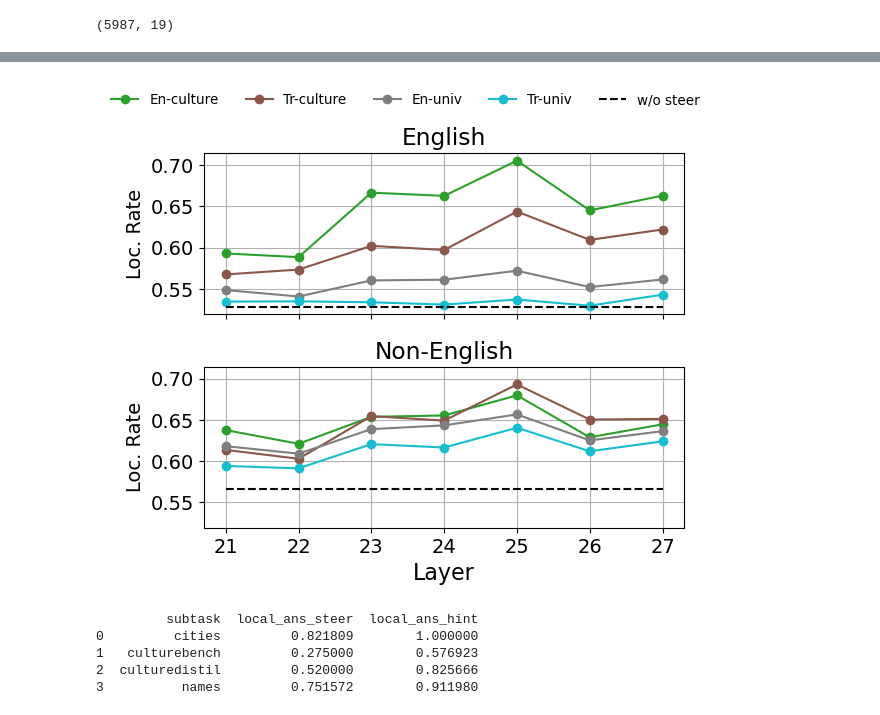
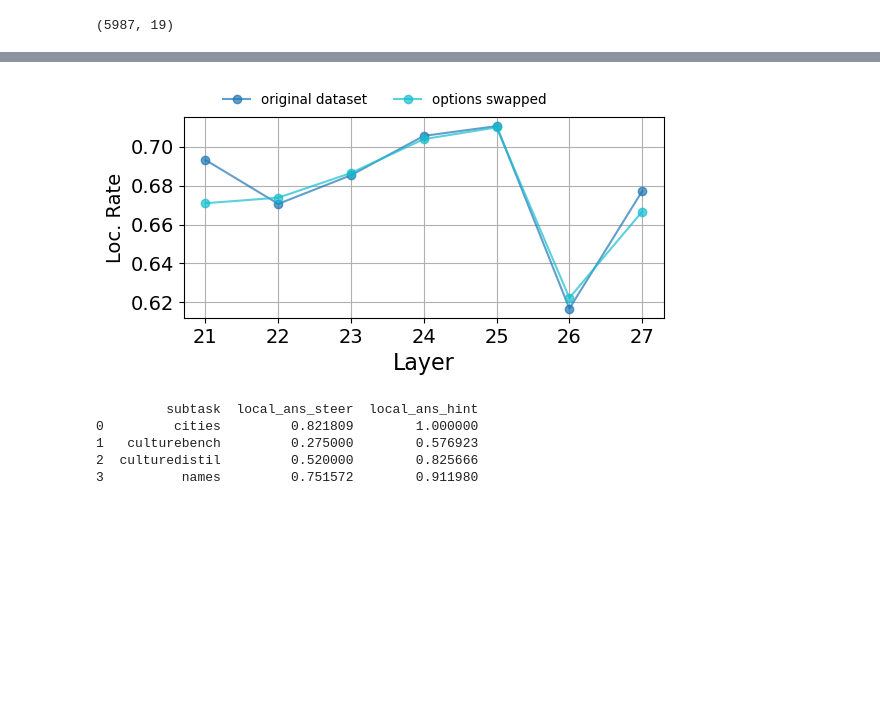
Before and after one commit to BerkeArgin/llm-localization, a Jupyter notebook: contrastive.ipynb, the cells around one changed output, grey strips where cells are left out. Saved outputs shown, nothing was run; the diff lists cells and outputs as text; code cells hidden in the pictures; blank space fills up the shorter version.

Commit message:
analysis for new dataset

```diff
--- a/contrastive.ipynb
+++ b/contrastive.ipynb
@@ -1536,6 +1704,10 @@ steer_df.drop(columns=["steer_prob"], inplace=True)
+# %%
+steer_df["key"] = steer_df["question_id"] + steer_df["country"]
 # %%
-question_ids = set(steer_df["question_id"].unique())
-hinted = pd.read_csv("model_gen/all_models_eval_subset.csv").query("model =='gemma2_9b_it' and hint==True and question_id in @question_ids").copy()
+keys = set(steer_df["key"].unique())
+hinted = pd.read_csv("model_gen/all_models_eval_subset.csv").query("model =='gemma2_9b_it' and hint==True").copy()
+hinted["key"] = hinted["question_id"] + hinted["country"]
+hinted = hinted.query("key in @keys").copy()
 
 src_map = {
 "synth_names":"names",
@@ -2019,0 +1736,3 @@ plt.show()
+# %%
+steer_df["translated"] = steer_df.apply(lambda x: x["lang"] != "English" or x["country"]=='United States', axis=1)
+hinted["translated"] = hinted.apply(lambda x: x["lang"] != "English" or x["country"]=='United States', axis=1)
@@ -2019,0 +1817,9 @@ plt.show()
+# %%
+en_implicit_results = steer_df.query("vector=='implicit' and lang=='English'").copy()
+en_implicit_results["country"] = "United States"
+en_implicit_results["translated"] = True
+en_implicit_results["alpha"] = - en_implicit_results["alpha"]
+en_implicit_results[["ans_local", "ans_west", "ans_local_idx", "ans_west_idx"]] = en_implicit_results[["ans_west","ans_local", "ans_west_idx", "ans_local_idx"]]
+en_implicit_results[["local_ans", "west_ans", "local_ans_base", "west_ans_base"]] = en_implicit_results[["west_ans","local_ans", "west_ans_base", "local_ans_base"]]
+en_implicit_results["delta_local_ans"] = en_implicit_results["local_ans"] - en_implicit_results["local_ans_base"]
+en_implicit_results["delta_west_ans"] = en_implicit_results["west_ans"] - en_implicit_results["west_ans_base"]
@@ -2331,39 +2082,44 @@ disp_df = steer_df.query(query).copy()
 
 # Optional: If you still want a column marking 'English' vs 'Non-English'
 disp_df["title"] = disp_df["lang"].apply(
-    lambda x: "English" if x == "English" else "Non-English"
+    lambda x: "" if x == "English" else ""
 )
 
 ########################################################
 # 1) Filter down to alpha=0 only
 ########################################################
-disp_df_alpha0 = disp_df[disp_df["alpha"] == 1].copy()
+disp_df_alpha0 = disp_df[disp_df["alpha"] == 2].copy()
 
 ########################################################
 # 2) Create subplots by "title" group (if you want them)
 #    If you only want a single plot, skip grouping by "title".
 ########################################################
 subtasks = disp_df_alpha0["title"].unique()
-fig, axes = plt.subplots(len(subtasks), 1, figsize=(6, 5), sharex=True, sharey=True)
+fig, axes = plt.subplots(len(subtasks), 1, figsize=(6, 3), sharex=True, sharey=False)
 if not isinstance(axes, np.ndarray):
     axes = [axes]  # Ensure an iterable of axes if there's only one subplot
 
 # Define a color mapping for each vector type (5 total)
-vector_types = ["none", "enmicro", "transmicro", "enuniversal", "transuniversal"]
+vector_types = ["enmicro", "enmicro_swap"]#, "transmicro", "enuniversal_loo", "transuniversal_loo"]
+#vector_types = ["none", "enmicro", "transmicro", "enuniversal_loo", "transuniversal_loo", "implicit"]
 colors = plt.cm.tab10(np.linspace(0, 1, len(vector_types)))
 vector_color_map = dict(zip(vector_types, colors))
 
 # Update vec_title for more compact labels
 
 vec_title = {
-    "enmicro": "per-culture",
+    "enmicro": "original dataset",
+    "enmicro_swap": "options swapped",
+    "implicit": "Implicit",
     "transmicro": "Tr-culture",
-    "enuniversal": "En-univ",
-    "transuniversal": "Tr-univ",
+    "enuniversal_loo": "En-univ",
+    "transuniversal_loo": "Tr-univ",
 }
 
 vec_title_x = {"enmicro": "En - per culture",
              "transmicro": "Tr. - per culture",
+             "enmicro_swap": "En - per culture (swapped)",
+            "transmicro_swap": "Tr. - per culture (swapped)",
              "enuniversal": "En - universal",
              "transuniversal": "Tr. - universal",}
 # Set up some style preferences
@@ -2375,7 +2131,8 @@ plt.rcParams.update({'xtick.labelsize': 12, 'ytick.labelsize': 12, 'axes.labelsi
 #    mean ± 95% CI for each vector type.
 ########################################################
 for ax, (title_value, group) in zip(axes, disp_df_alpha0.groupby("title")):
-
+    hint_q = "lang=='English'" if title_value == "English" else "lang!='English'"
+    hinted_subs = hinted.query(hint_q)
     # group is already filtered to alpha=0 and the current 'title'
     # Now group further by vector
     for vec in vector_types:
@@ -2408,10 +2165,12 @@ for ax, (title_value, group) in zip(axes, disp_df_alpha0.groupby("title")):
             layers, means,
             label=vec_title[vec],
             color=color,
-            marker='o'
+            marker='o',
+            alpha=0.7,
         )
         #ax.fill_between(layers, ci_low, ci_high, color=color, alpha=0.2)
     # Plot dashed line for alpha=0 per layer in disp_df
+    '''
     alpha0_group = disp_df[(disp_df["alpha"] == 0) & (disp_df["title"]==title_value)].groupby("layer")["local_ans"].mean()
     ax.plot(
         alpha0_group.index, alpha0_group.values,
@@ -2419,9 +2178,12 @@ for ax, (title_value, group) in zip(axes, disp_df_alpha0.groupby("title")):
         linestyle="dashed",
         color="black"
     )
+    '''
     ax.plot()
     ax.set_title(title_value)
     ax.set_ylabel("Loc. Rate")  # or "Loc. Rate"
+    #ax.axhline(hinted_subs["local_ans"].mean(), color='red', linestyle='--', label="w/ Context")
+    ax.yaxis.set_major_locator(plt.MaxNLocator(nbins=6))
     ax.grid(True)
     # Add a single legend for the entire figure
     handles, labels = [], []
@@ -2430,36 +2192,37 @@ for ax, (title_value, group) in zip(axes, disp_df_alpha0.groupby("title")):
             if label not in labels:
                 handles.append(handle)
                 labels.append(label)
 #fig.legend(handles, labels, loc='center left', bbox_to_anchor=(1, 0.5))
 #fig.legend(handles, labels, loc='right', bbox_to_anchor=(1, 1))
     #ax.legend(loc='upper left', bbox_to_anchor=(1, 1))
 
 axes[-1].set_xlabel("Layer")
-fig.legend(handles, labels, loc='upper center', bbox_to_anchor=(0.5, 1.05), ncol=len(labels), fontsize='x-small', frameon=False)
+fig.legend(handles, labels, loc='upper center', bbox_to_anchor=(0.5, 1.05), ncol=4, fontsize='x-small', frameon=False)
+#fig.legend(handles, labels, loc='upper center', bbox_to_anchor=(0.5, 1.05), ncol=len(labels), fontsize='x-small', frameon=False)
 
 #fig.legend(handles, labels, loc='upper center', bbox_to_anchor=(0.5, 1.05), ncol=len(labels), fontsize='x-small', frameon=False)
 # Reduce whitespace and lower the font size of the legend
 #fig.legend(handles, labels, loc='upper center', bbox_to_anchor=(0.5, 1.05), ncol=len(labels), fontsize='x-small')
 # Make legend small
 #fig.legend(handles, labels, loc='upper center', bbox_to_anchor=(0.5, 1.1), ncol=len(labels), fontsize='small')
 # Make font of tick params larger
 for ax in axes:
     ax.tick_params(axis='both', which='major', labelsize=14)
 
 # Make x label and y label font size larger
 axes[-1].set_xlabel("Layer", fontsize=16)
 for ax in axes:
     ax.set_ylabel("Loc. Rate", fontsize=14)
 # Move legend to the top
 #fig.legend(handles, labels, loc='upper center', bbox_to_anchor=(0.5, 1.1), ncol=len(labels))
-plt.tight_layout(pad=1.0)
+plt.tight_layout(pad=1.1)
 # Save the figure
 
 plt.tight_layout()
 plt.show()
 fig.savefig("universal_vs_culturespecific.pdf", dpi=300, bbox_inches='tight')
 # %% [output]
-[figure, old version]
+[figure, new version]
 # %%
 best_alpha = 5
 best_layer = 22
```
Also changed, not shown: parts of 120 cells of this notebook, 3 other files.
